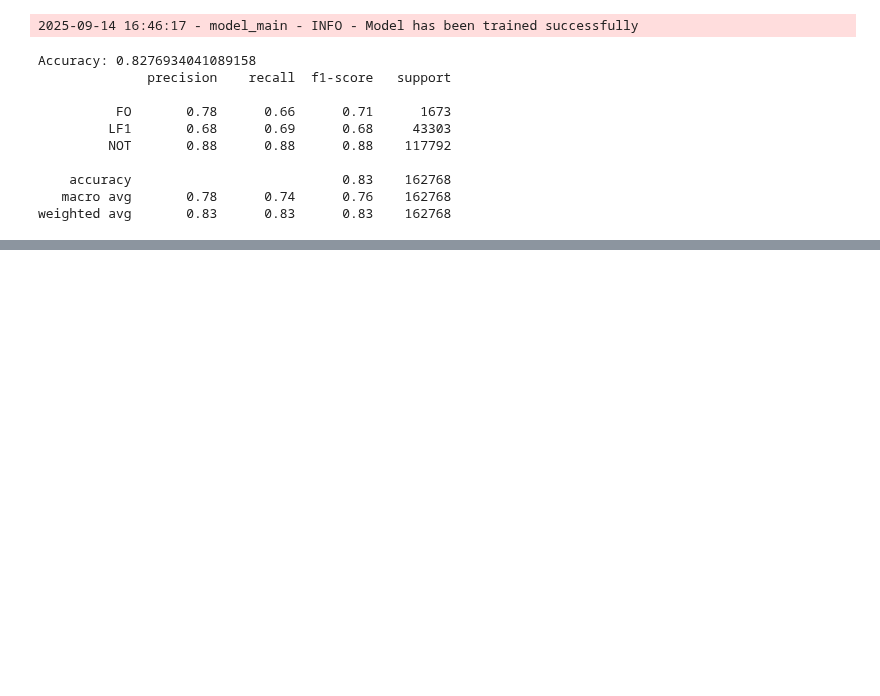
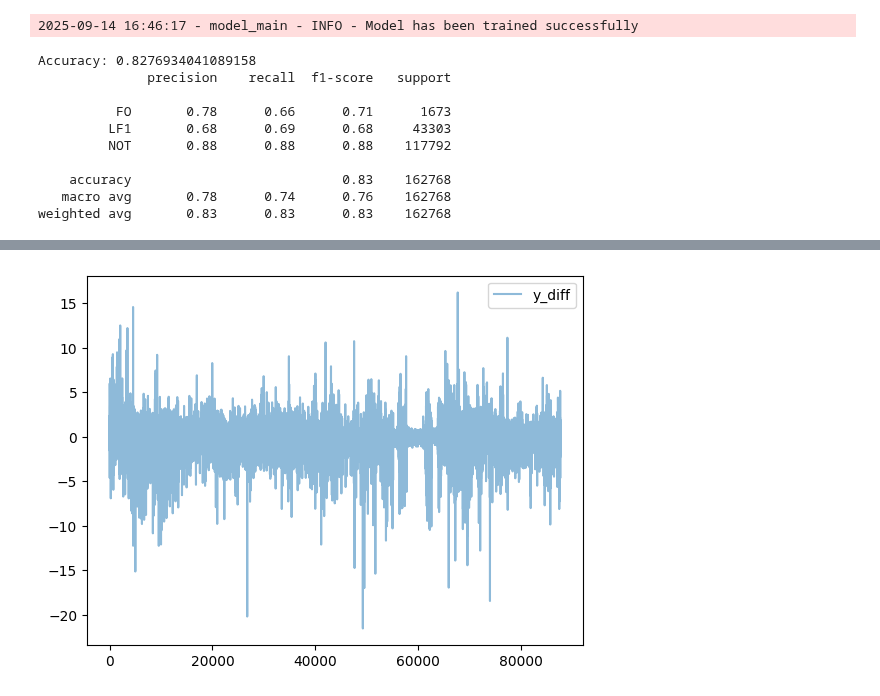
Before and after one commit to SHSMJ200/Bargh_ML, a Jupyter notebook: src/models/jas_test.ipynb, the cells around one changed output, grey strips where cells are left out. Cells and saved outputs as stored; diff of their text form; code cells hidden in the pictures; blank space fills up the shorter version.

```diff
--- a/src/models/jas_test.ipynb
+++ b/src/models/jas_test.ipynb
@@ -260,0 +368,7 @@ weighted avg       0.83      0.83      0.83    162768
+# %%
+plt.plot(y_diff, label='y_diff', alpha = 0.5)
+
+plt.legend()
+plt.show()
+# %% [output]
+[figure, added]
```
Also changed, not shown: parts of 30 cells of this notebook, 5 other files.
